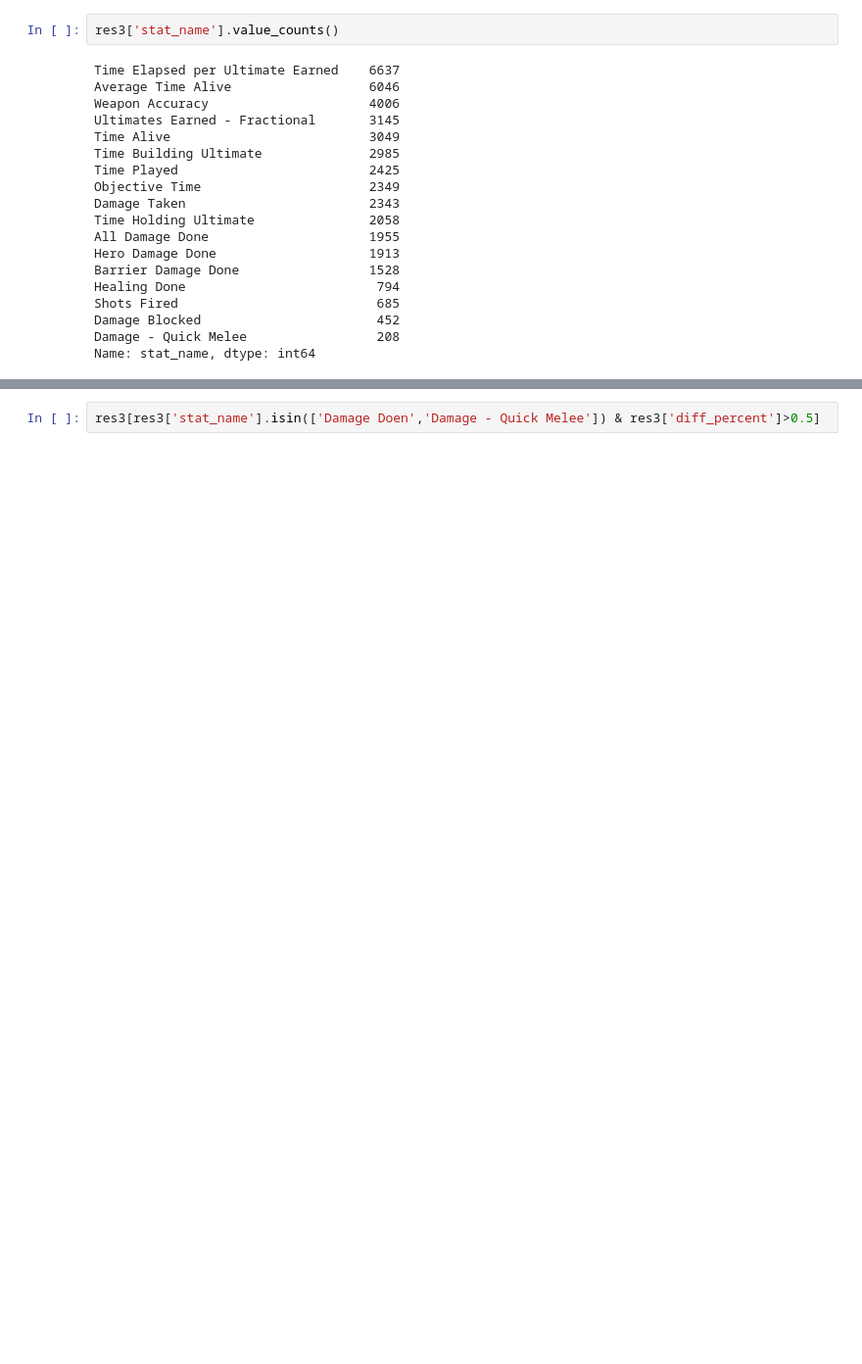
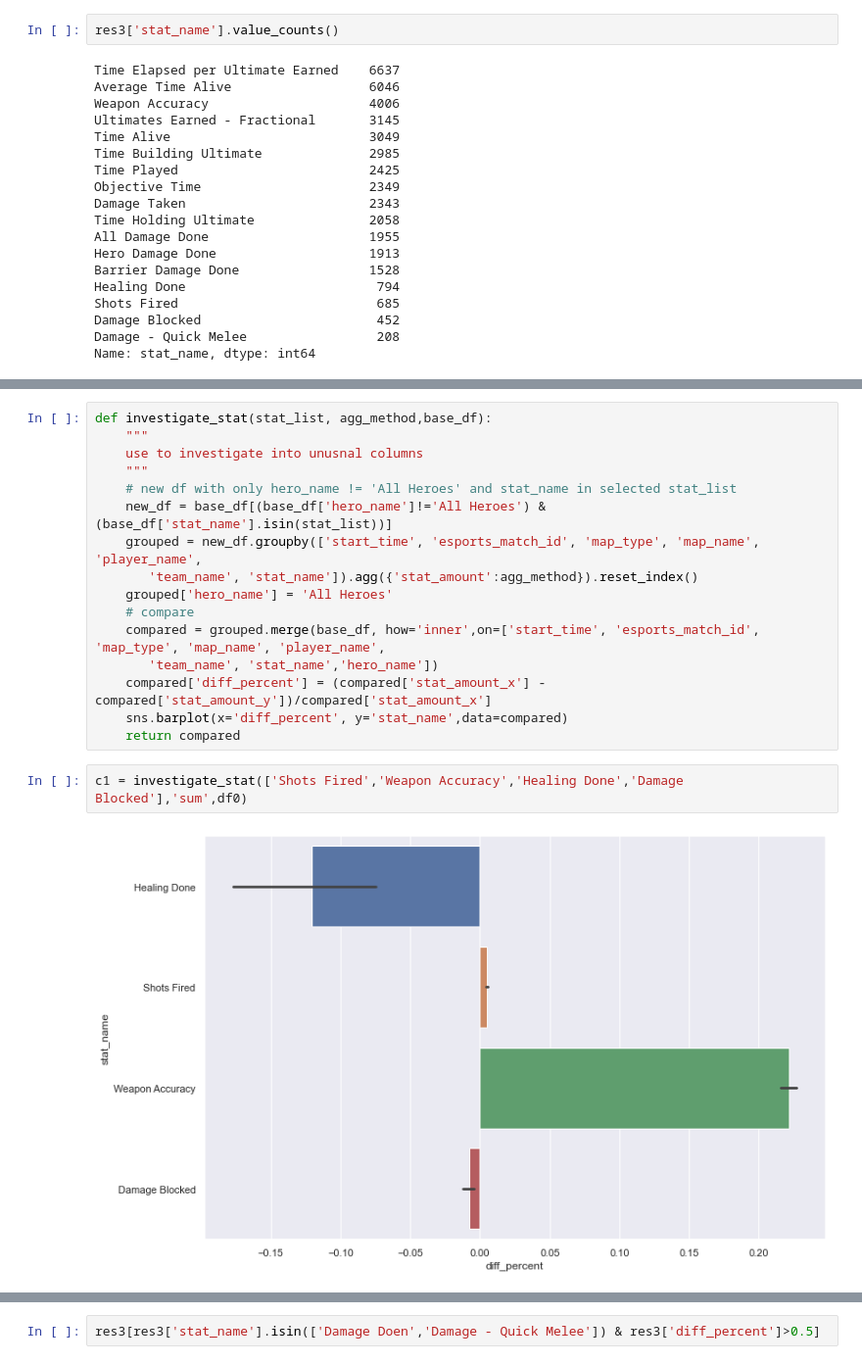
Before and after one commit to lyndonhe666/OWL2021, a Jupyter notebook: data cleaning and validation.ipynb, the cells around one changed output, grey strips where cells are left out. Shown: that part at 98% size. Saved outputs shown, nothing was run; the diff lists cells and outputs as text; blank space fills up the shorter version.

```diff
--- a/data cleaning and validation.ipynb
+++ b/data cleaning and validation.ipynb
@@ -323,0 +403,20 @@ Name: stat_name, dtype: int64
+# %%
+def investigate_stat(stat_list, agg_method,base_df):
+    """
+    use to investigate into unusnal columns
+    """
+    # new df with only hero_name != 'All Heroes' and stat_name in selected stat_list
+    new_df = base_df[(base_df['hero_name']!='All Heroes') & (base_df['stat_name'].isin(stat_list))]
+    grouped = new_df.groupby(['start_time', 'esports_match_id', 'map_type', 'map_name', 'player_name',
+       'team_name', 'stat_name']).agg({'stat_amount':agg_method}).reset_index()
+    grouped['hero_name'] = 'All Heroes'
+    # compare
+    compared = grouped.merge(base_df, how='inner',on=['start_time', 'esports_match_id', 'map_type', 'map_name', 'player_name',
+       'team_name', 'stat_name','hero_name'])
+    compared['diff_percent'] = (compared['stat_amount_x'] - compared['stat_amount_y'])/compared['stat_amount_x']
+    sns.barplot(x='diff_percent', y='stat_name',data=compared)
+    return compared
+# %%
+c1 = investigate_stat(['Shots Fired','Weapon Accuracy','Healing Done','Damage Blocked'],'sum',df0)
+# %% [output]
+[figure, added]
```
Also changed, not shown: parts of 22 cells of this notebook.
